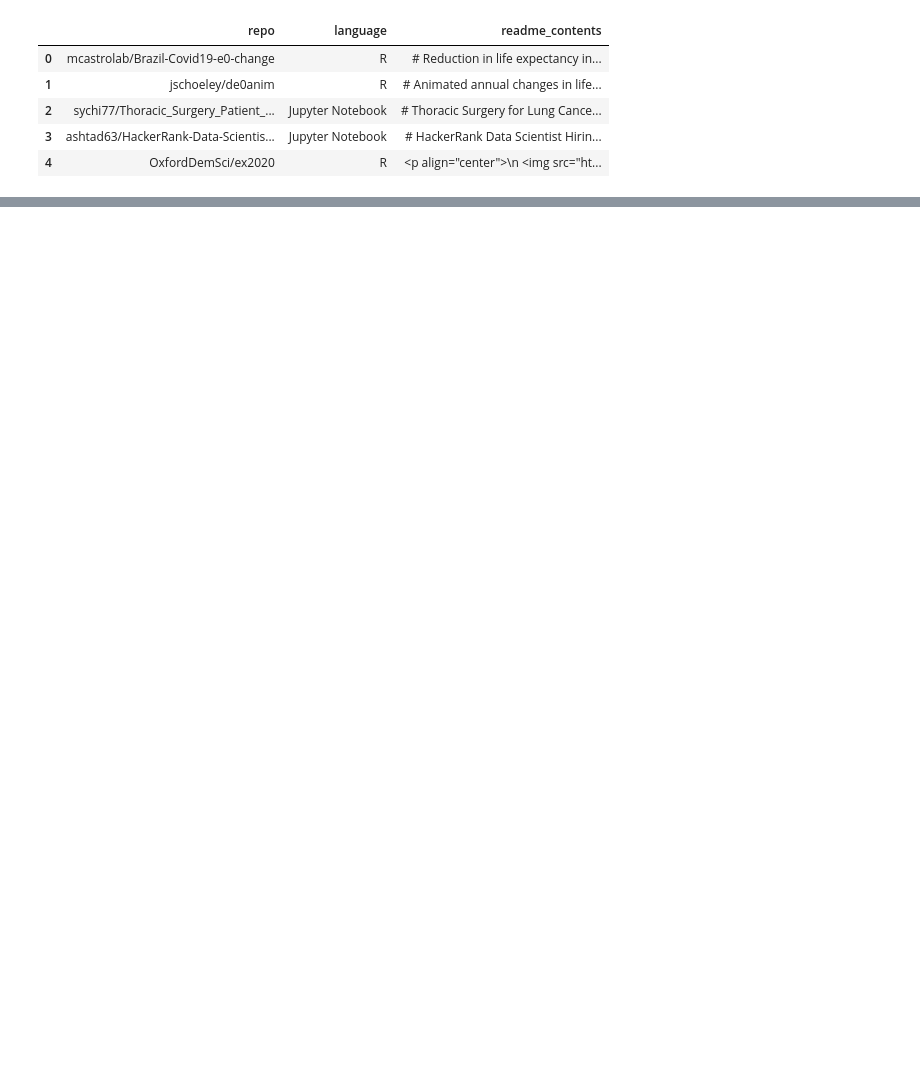
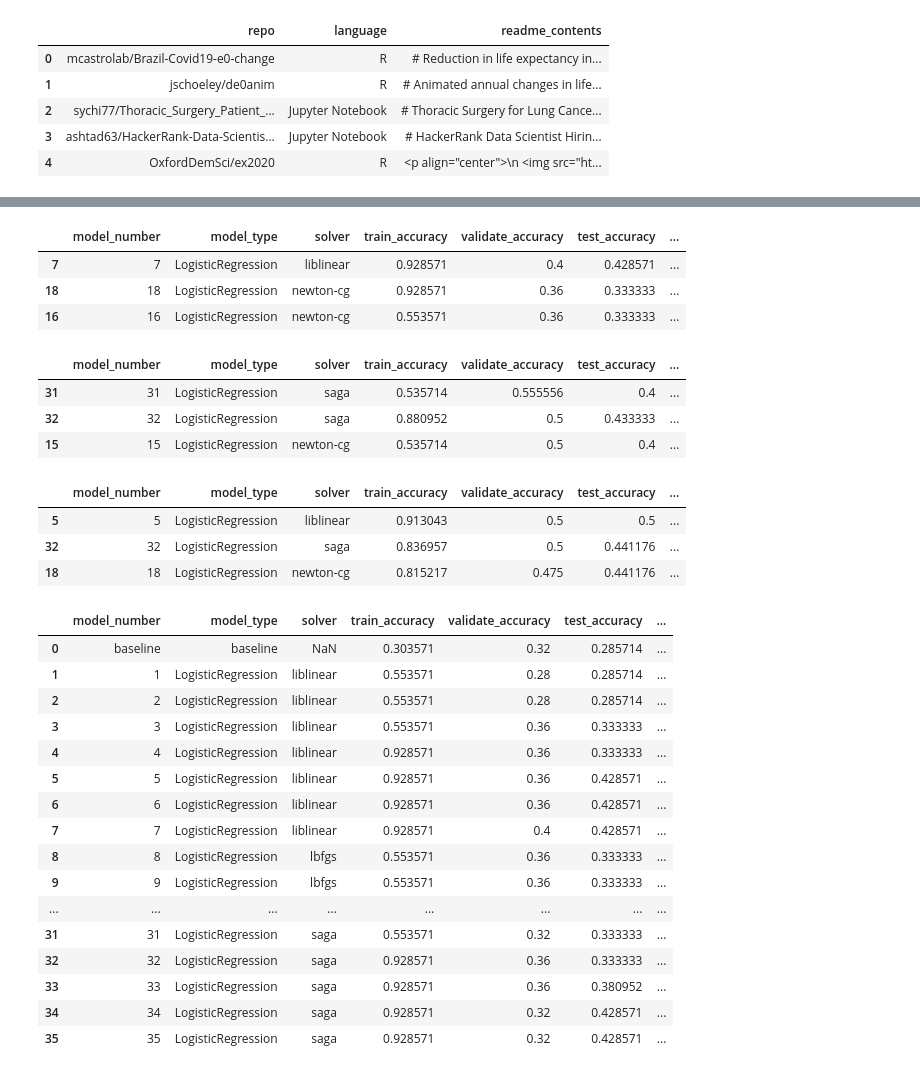
Before and after one commit to Two-Guys-and-a-Gal/NLP-Project, a Jupyter notebook: chris_work.ipynb, the cells around one changed output, grey strips where cells are left out. Saved outputs shown, nothing was run; the diff lists cells and outputs as text; code cells hidden in the pictures; blank space fills up the shorter version.

```diff
--- a/chris_work.ipynb
+++ b/chris_work.ipynb
@@ -45,0 +169,7 @@ df['more_clean'] = df['lemmas'].apply(prepare.remove_stopwords) #lemmas with sto
+# %%
+#get mode to use as baseline
+mode = df.language.mode().values[0]
+#get baseline_accuracy
+train_baseline = baseline_accuracy(train, mode)
+validate_baseline = baseline_accuracy(validate, mode)
+test_baseline = baseline_accuracy(test, mode)
@@ -45,0 +189,30 @@ df['more_clean'] = df['lemmas'].apply(prepare.remove_stopwords) #lemmas with sto
+# %%
+# make a df for results
+results = pd.DataFrame()
+baseline_model = pd.Series({'model_number':'baseline','model_type':'baseline','solver':np.nan,'train_accuracy':train_baseline,'validate_accuracy':validate_baseline,'test_accuracy':test_baseline, 'better_than_baseline':False})
+results = pd.concat([results, baseline_model],axis = 0)
+results.T
+# make more models varying solver
+model_number = results.shape[1]
+for solver in ['liblinear','lbfgs','newton-cg','sag','saga']:
+    lm = LogisticRegression(solver=solver).fit(X_train, y_train)
+    # run model on data splits
+    train['predicted'] = lm.predict(X_train)
+    validate['predicted'] = lm.predict(X_validate)
+    test['predicted'] = lm.predict(X_test)
+    # make results series to add to results df
+    stats = pd.Series(
+        {'model_number':model_number,
+            'model_type':'LogisticRegression',
+            'solver':solver,
+            'train_accuracy':accuracy_score(y_train, train['predicted']),
+            'validate_accuracy':accuracy_score(y_validate, validate['predicted']),
+            'test_accuracy':accuracy_score(y_test, test['predicted']),
+            'better_than_baseline':accuracy_score(y_validate, validate['predicted'])>validate_baseline,
+            'include_jupyter_notebook':'Jupyter Notebook' in df.language
+        })
+    # add to results df
+    results = pd.concat([results, stats], axis = 1)
+    model_number += 1
+
+results.T.reset_index(drop=True)
@@ -46,3 +387,44 @@ df['more_clean'] = df['lemmas'].apply(prepare.remove_stopwords) #lemmas with sto
+# %%
+run_models2(drop_jupyter=True, drop_low_count_langs=True, n_languages=3).sort_values('validate_accuracy', ascending=False).head(3)
+# %% [output]
+|  | model_number | model_type | solver | train_accuracy | validate_accuracy | test_accuracy | ... |
+| 7 | 7 | LogisticRegression | liblinear | 0.928571 | 0.4 | 0.428571 | ... |
+| 18 | 18 | LogisticRegression | newton-cg | 0.928571 | 0.36 | 0.333333 | ... |
+| 16 | 16 | LogisticRegression | newton-cg | 0.553571 | 0.36 | 0.333333 | ... |
+# %%
+run_models2(drop_jupyter=False, drop_low_count_langs=True, n_languages=3).sort_values('validate_accuracy', ascending=False).head(3)
+# %% [output]
+|  | model_number | model_type | solver | train_accuracy | validate_accuracy | test_accuracy | ... |
+| 31 | 31 | LogisticRegression | saga | 0.535714 | 0.555556 | 0.4 | ... |
+| 32 | 32 | LogisticRegression | saga | 0.880952 | 0.5 | 0.433333 | ... |
+| 15 | 15 | LogisticRegression | newton-cg | 0.535714 | 0.5 | 0.4 | ... |
+# %%
+run_models2(drop_jupyter=False, drop_low_count_langs=False, n_languages=3).sort_values('validate_accuracy', ascending=False).head(3)
+# %% [output]
+|  | model_number | model_type | solver | train_accuracy | validate_accuracy | test_accuracy | ... |
+| 5 | 5 | LogisticRegression | liblinear | 0.913043 | 0.5 | 0.5 | ... |
+| 32 | 32 | LogisticRegression | saga | 0.836957 | 0.5 | 0.441176 | ... |
+| 18 | 18 | LogisticRegression | newton-cg | 0.815217 | 0.475 | 0.441176 | ... |
+# %%
+run_models2(drop_jupyter=True, drop_low_count_langs=True, n_languages=3)
+# %% [output]
+|  | model_number | model_type | solver | train_accuracy | validate_accuracy | test_accuracy | ... |
+| 0 | baseline | baseline | NaN | 0.303571 | 0.32 | 0.285714 | ... |
+| 1 | 1 | LogisticRegression | liblinear | 0.553571 | 0.28 | 0.285714 | ... |
+| 2 | 2 | LogisticRegression | liblinear | 0.553571 | 0.28 | 0.285714 | ... |
+| 3 | 3 | LogisticRegression | liblinear | 0.553571 | 0.36 | 0.333333 | ... |
+| 4 | 4 | LogisticRegression | liblinear | 0.928571 | 0.36 | 0.333333 | ... |
+| 5 | 5 | LogisticRegression | liblinear | 0.928571 | 0.36 | 0.428571 | ... |
+| 6 | 6 | LogisticRegression | liblinear | 0.928571 | 0.36 | 0.428571 | ... |
+| 7 | 7 | LogisticRegression | liblinear | 0.928571 | 0.4 | 0.428571 | ... |
+| 8 | 8 | LogisticRegression | lbfgs | 0.553571 | 0.36 | 0.333333 | ... |
+| 9 | 9 | LogisticRegression | lbfgs | 0.553571 | 0.36 | 0.333333 | ... |
+| ... | ... | ... | ... | ... | ... | ... | ... |
+| 31 | 31 | LogisticRegression | saga | 0.553571 | 0.32 | 0.333333 | ... |
+| 32 | 32 | LogisticRegression | saga | 0.928571 | 0.36 | 0.333333 | ... |
+| 33 | 33 | LogisticRegression | saga | 0.928571 | 0.36 | 0.380952 | ... |
+| 34 | 34 | LogisticRegression | saga | 0.928571 | 0.32 | 0.428571 | ... |
+| 35 | 35 | LogisticRegression | saga | 0.928571 | 0.32 | 0.428571 | ... |
 # %%
 df.head()
 # %% [output]
```
Also changed, not shown: parts of 39 cells of this notebook, 1 other file.
